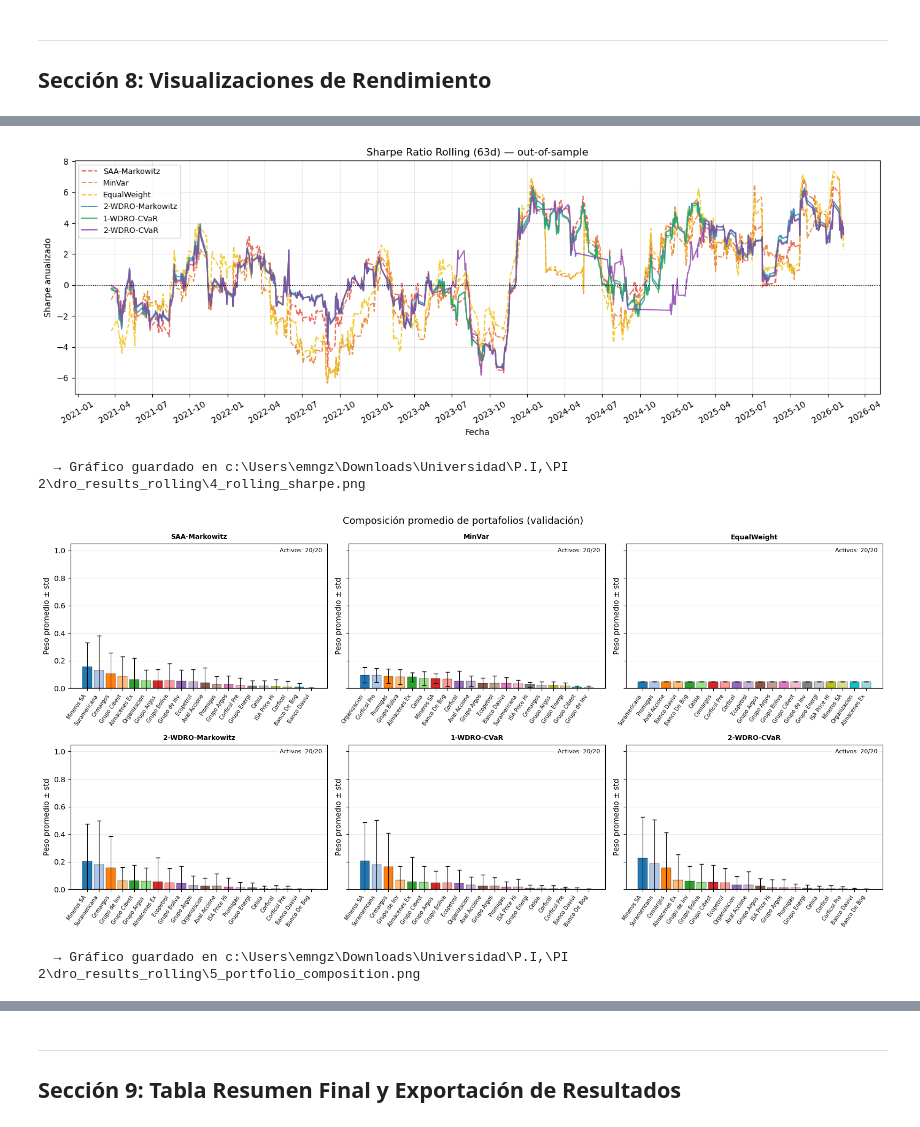
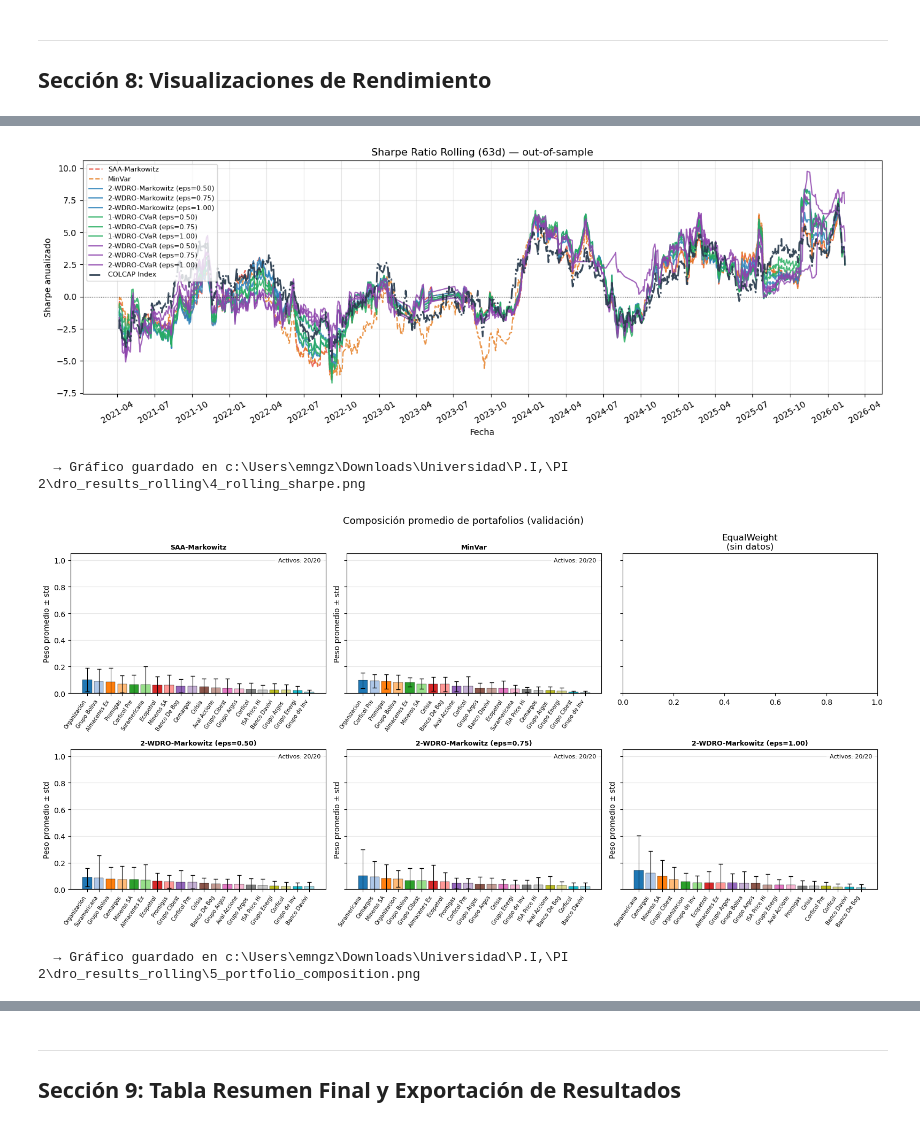
Before and after one commit to EmanuelGonzalezf/DRO-Colcap-model, a Jupyter notebook: DRO_RollingWindow_Backtest.ipynb, the cells around one changed output, grey strips where cells are left out. Saved outputs shown, nothing was run; the diff lists cells and outputs as text; code cells hidden in the pictures.

```diff
--- a/DRO_RollingWindow_Backtest.ipynb
+++ b/DRO_RollingWindow_Backtest.ipynb
@@ -1000,23 +1130,25 @@ else:
 ## SECCIÓN 8A: RETORNOS ACUMULADOS EN VALIDACIÓN (WEALTH INDEX)
 ## ============================================================================
 
-# Paleta de colores por tipo de modelo
-COLOR_MAP = {
+# Paleta de colores por modelo base
+BASE_COLOR_MAP = {
     'SAA-Markowitz'    : '#e74c3c',
     'MinVar'           : '#e67e22',
     'EqualWeight'      : '#f1c40f',
     '2-WDRO-Markowitz' : '#2980b9',
     '1-WDRO-CVaR'      : '#27ae60',
     '2-WDRO-CVaR'      : '#8e44ad',
+    '2-WDRO-CVaR-M'    : '#16a085',
     BENCHMARK_LABEL    : '#2c3e50',
 }
-LINE_STYLE = {
+BASE_LINE_STYLE = {
     'SAA-Markowitz'    : '--',
     'MinVar'           : '--',
     'EqualWeight'      : '--',
     '2-WDRO-Markowitz' : '-',
     '1-WDRO-CVaR'      : '-',
     '2-WDRO-CVaR'      : '-',
+    '2-WDRO-CVaR-M'    : '-',
     BENCHMARK_LABEL    : '-.',
 }
 
@@ -1024,10 +1156,10 @@ fig, ax = plt.subplots(figsize=(14, 6))
 
 wealth_series = {}  # para uso posterior
 
-for model_name in MODELS_CONFIG.keys():
+for model_name in MODEL_RUN_NAMES:
     entries = raw_results.get(model_name, [])
     ok_entries = [e for e in entries
-                  if e['status'] in ('optimal', 'analytical')
+                  if e['status'] == 'optimal'
                   and not np.any(np.isnan(e['val_returns']))]
     if not ok_entries:
         continue
@@ -1048,11 +1180,12 @@ for model_name in MODELS_CONFIG.keys():
     wealth   = np.cumprod(1 + r_arr)
     wealth_series[model_name] = (all_dates[:len(wealth)], wealth)
 
+    base_name = get_base_model_name(model_name)
     ax.plot(all_dates[:len(wealth)], wealth,
             label=model_name,
-            color=COLOR_MAP.get(model_name, 'gray'),
-            ls=LINE_STYLE.get(model_name, '-'),
-            lw=1.6 if model_name in ('2-WDRO-Markowitz','1-WDRO-CVaR','2-WDRO-CVaR') else 1.0,
+            color=BASE_COLOR_MAP.get(base_name, 'gray'),
+            ls=BASE_LINE_STYLE.get(base_name, '-'),
+            lw=1.6 if MODEL_RUN_TYPE.get(model_name) == 'dro' else 1.0,
             alpha=0.9)
 
 # Benchmark externo COLCAP (solo referencia visual)
@@ -1063,8 +1196,8 @@ if 'benchmark_returns_oos' in globals() and len(benchmark_returns_oos) > 0:
         benchmark_returns_oos.index,
         bench_wealth,
         label=BENCHMARK_LABEL,
-        color=COLOR_MAP[BENCHMARK_LABEL],
-        ls=LINE_STYLE[BENCHMARK_LABEL],
+        color=BASE_COLOR_MAP[BENCHMARK_LABEL],
+        ls=BASE_LINE_STYLE[BENCHMARK_LABEL],
         lw=2.2,
         alpha=0.95,
     )
@@ -1075,10 +1208,10 @@ ax.set_ylabel("Wealth Index (base 1)", fontsize=11)
 ax.set_title(
     f"Retornos acumulados — Validación out-of-sample\n"
     f"{VAL_START_DATE} → {VAL_END_DATE} | "
-    f"ε={EPSILON_FRACTION:.2f}×ε_max | Rebalanceo={REBALANCE_FREQ}d",
+    f"ε_fracciones={EPSILON_FRACTIONS} | Rebalanceo={REBALANCE_FREQ}d",
     fontsize=12
 )
-ax.legend(loc='upper left', fontsize=9)
+ax.legend(loc='upper left', fontsize=8)
 ax.xaxis.set_major_formatter(mdates.DateFormatter('%Y-%m'))
 ax.xaxis.set_major_locator(mdates.MonthLocator(bymonth=[1, 4, 7, 10]))
 plt.xticks(rotation=30)
@@ -1205,10 +1358,10 @@ else:
 fig, ax = plt.subplots(figsize=(14, 5))
 ROLLING_SR_WIN = 63  # ventana para Sharpe rolling (~1 trimestre)
 
-for model_name in MODELS_CONFIG.keys():
+for model_name in MODEL_RUN_NAMES:
     entries = raw_results.get(model_name, [])
     ok_entries = [e for e in entries
-                  if e['status'] in ('optimal', 'analytical')
+                  if e['status'] == 'optimal'
                   and not np.any(np.isnan(e['val_returns']))]
     if not ok_entries:
         continue
@@ -1228,44 +1381,45 @@ for model_name in MODELS_CONFIG.keys():
     rolling_std  = r_s.rolling(ROLLING_SR_WIN).std()
     rolling_sr   = (rolling_mean / rolling_std) * np.sqrt(252)
 
+    base_name = get_base_model_name(model_name)
     ax.plot(rolling_sr.index, rolling_sr.values,
             label=model_name,
-            color=COLOR_MAP.get(model_name, 'gray'),
-            ls=LINE_STYLE.get(model_name, '-'),
+            color=BASE_COLOR_MAP.get(base_name, 'gray'),
+            ls=BASE_LINE_STYLE.get(base_name, '-'),
             lw=1.4, alpha=0.85)
 
 # Benchmark externo COLCAP (solo referencia visual)
 if 'benchmark_returns_oos' in globals() and len(benchmark_returns_oos) >= ROLLING_SR_WIN:
     bench_s = pd.Series(benchmark_returns_oos.values, index=benchmark_returns_oos.index)
     bench_roll_mean = bench_s.rolling(ROLLING_SR_WIN).mean()
     bench_roll_std  = bench_s.rolling(ROLLING_SR_WIN).std()
     bench_roll_sr   = (bench_roll_mean / bench_roll_std) * np.sqrt(252)
 
     ax.plot(
         bench_roll_sr.index,
         bench_roll_sr.values,
         label=BENCHMARK_LABEL,
-        color=COLOR_MAP.get(BENCHMARK_LABEL, 'black'),
-        ls=LINE_STYLE.get(BENCHMARK_LABEL, '-.'),
+        color=BASE_COLOR_MAP.get(BENCHMARK_LABEL, 'black'),
+        ls=BASE_LINE_STYLE.get(BENCHMARK_LABEL, '-.'),
         lw=2.0,
         alpha=0.95,
     )
 
 ax.axhline(0, color='black', lw=0.8, ls=':')
 ax.set_title(f"Sharpe Ratio Rolling ({ROLLING_SR_WIN}d) — out-of-sample", fontsize=12)
 ax.set_xlabel("Fecha")
 ax.set_ylabel("Sharpe anualizado")
-ax.legend(loc='upper left', fontsize=9)
+ax.legend(loc='upper left', fontsize=8)
 ax.xaxis.set_major_formatter(mdates.DateFormatter('%Y-%m'))
 ax.xaxis.set_major_locator(mdates.MonthLocator(bymonth=[1, 4, 7, 10]))
 plt.xticks(rotation=30)
 ax.grid(alpha=0.3)
 plt.tight_layout()
 plt.savefig(RESULTS_DIR / "4_rolling_sharpe.png", dpi=150)
 plt.show()
 print(f"  → Gráfico guardado en {RESULTS_DIR / '4_rolling_sharpe.png'}")
 # %% [output]
-[figure, old version]
+[figure, new version]
   → Gráfico guardado en c:\Users\emngz\Downloads\Universidad\P.I,\PI 2\dro_results_rolling\4_rolling_sharpe.png
 # %%
 ## ============================================================================
@@ -1275,11 +1429,11 @@ print(f"  → Gráfico guardado en {RESULTS_DIR / '4_rolling_sharpe.png'}")
 fig, axes = plt.subplots(2, 3, figsize=(16, 8), sharey=True)
 axes = axes.flatten()
 
-for ax_idx, model_name in enumerate(MODELS_CONFIG.keys()):
+for ax_idx, model_name in enumerate(MODEL_RUN_NAMES[:len(axes)]):
     ax = axes[ax_idx]
     entries = raw_results.get(model_name, [])
     ok_entries = [e for e in entries
-                  if e['status'] in ('optimal', 'analytical')
+                  if e['status'] == 'optimal'
                   and not np.any(np.isnan(e['weights']))]
     if not ok_entries:
         ax.set_title(f"{model_name}\n(sin datos)")
@@ -1326,7 +1480,7 @@ plt.savefig(RESULTS_DIR / "5_portfolio_composition.png", dpi=150, bbox_inches='t
 plt.show()
 print(f"  → Gráfico guardado en {RESULTS_DIR / '5_portfolio_composition.png'}")
 # %% [output]
-[figure, old version]
+[figure, new version]
   → Gráfico guardado en c:\Users\emngz\Downloads\Universidad\P.I,\PI 2\dro_results_rolling\5_portfolio_composition.png
 # %%
 ## ============================================================================
```
Also changed, not shown: parts of 18 cells of this notebook, 34 other files.
